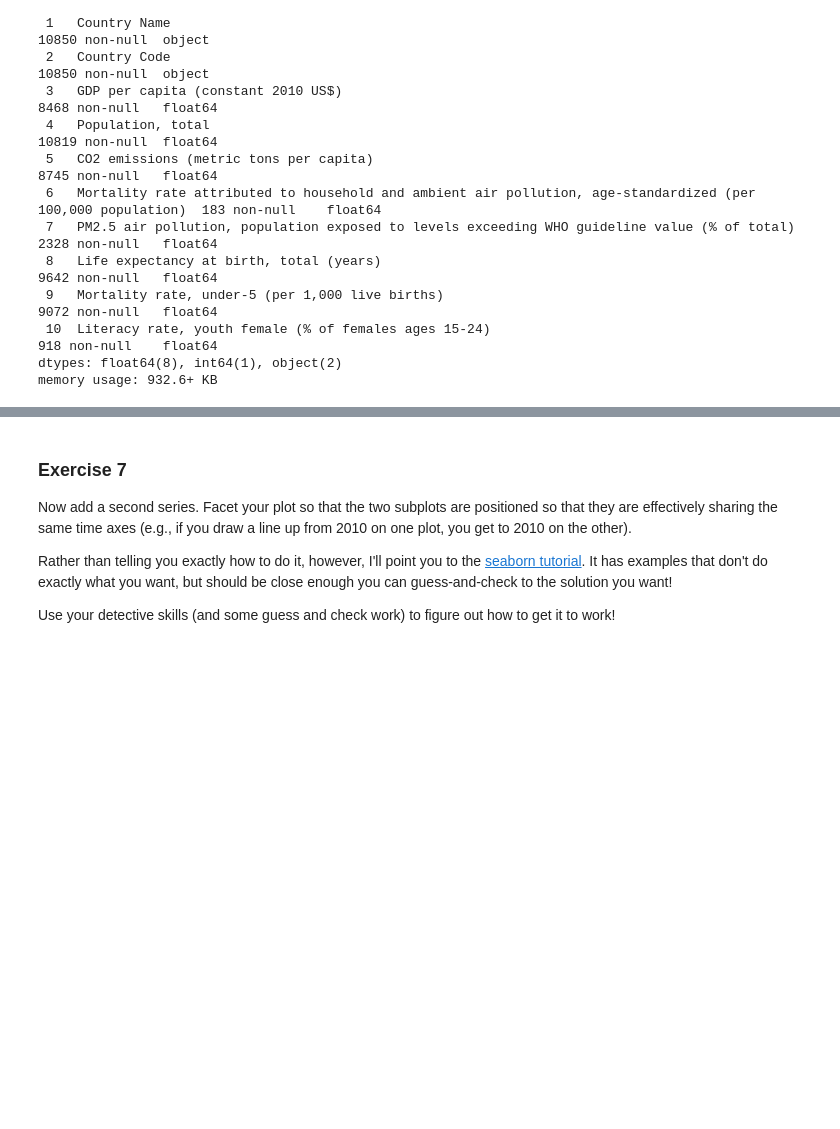
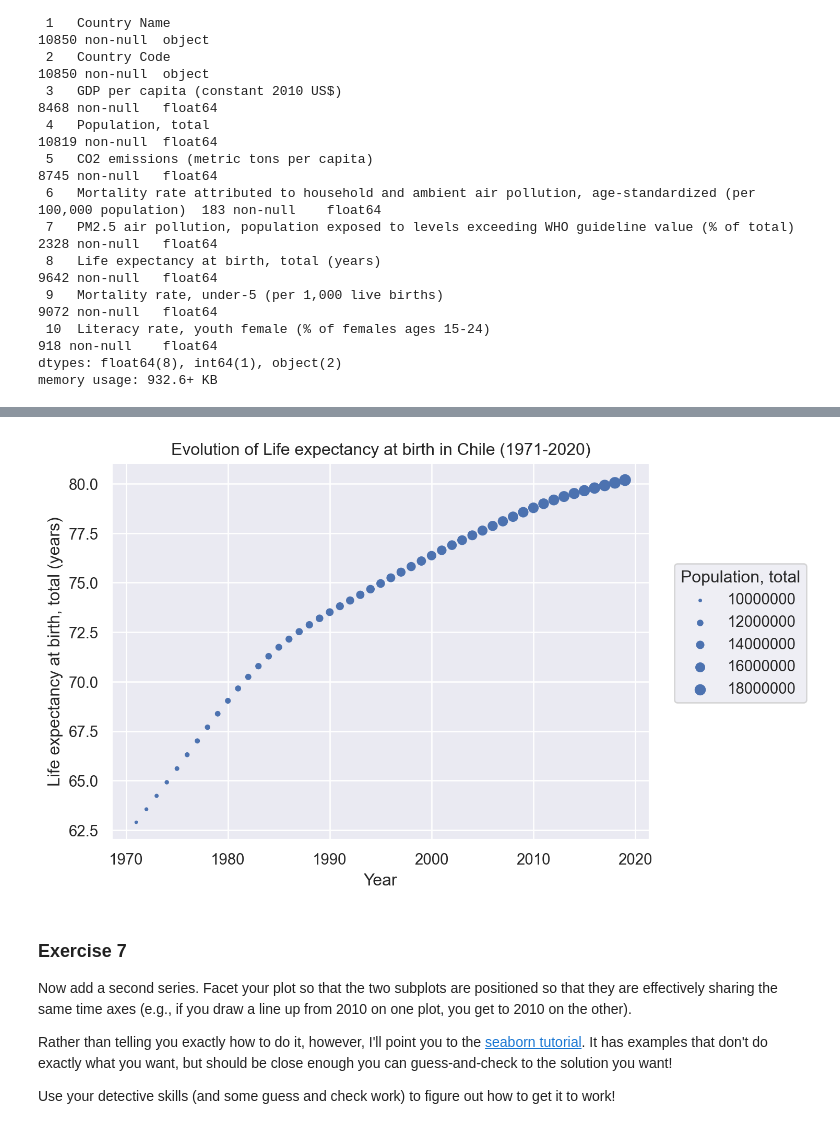
Before and after one commit to BarbaraPFloresRios/IDS720_PracticalDataScience, a Jupyter notebook: 20231019_ExercisePlottingPart1/Exercise_plotting_part1.ipynb, the cells around one changed output, grey strips where cells are left out. Drawn from its saved outputs; the diff is of its cells as text; code cells hidden in the pictures; blank space fills up the shorter version.

```diff
--- a/20231019_ExercisePlottingPart1/Exercise_plotting_part1.ipynb
+++ b/20231019_ExercisePlottingPart1/Exercise_plotting_part1.ipynb
@@ -206,3 +195,16 @@ chile.tail(3)
+# %%
+(
+    so.Plot(
+        chile,
+        x="Year",
+        y="Life expectancy at birth, total (years)",  # GDP per capita (constant 2010 US$)
+        pointsize="Population, total",
+    )
+    .add(so.Dot())
+    .label(title="Evolution of Life expectancy at birth in Chile (1971-2020)")
+)
+# %% [output]
+[figure, added]
 # %% [markdown]
 ### Exercise 7
 
```
Also changed, not shown: parts of 6 cells of this notebook.
